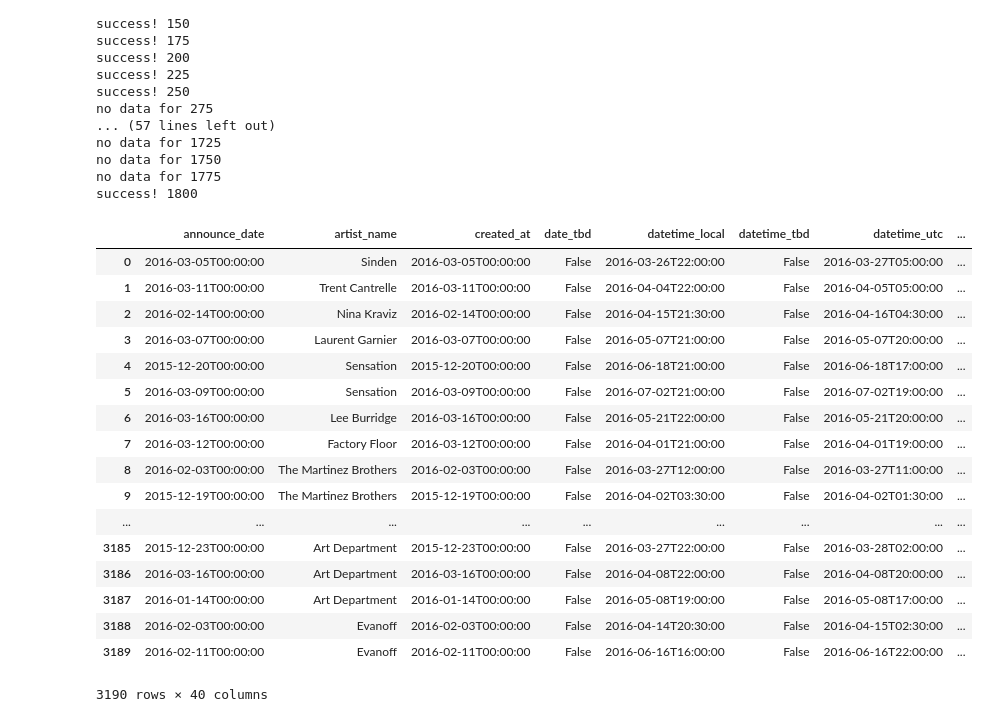
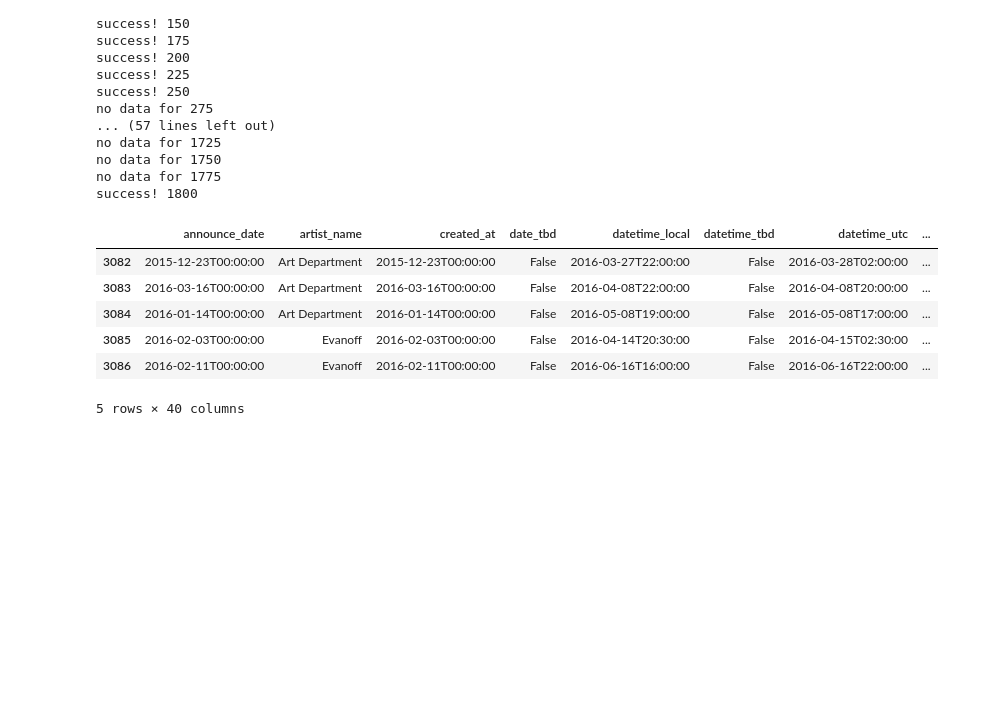
Before and after one commit to alexhubbard89/ticket_touting, a Jupyter notebook: get_seatgeek_data.ipynb, the cells around one changed output. Cells and saved outputs as stored; diff of their text form; code cells hidden in the pictures; blank space fills up the shorter version.

```diff
--- a/get_seatgeek_data.ipynb
+++ b/get_seatgeek_data.ipynb
@@ -45,7 +47,7 @@ master_concerts = pd.DataFrame([])
 
 for i in range(all_elect_artists_ids.shape[0]):
     try:
-        artist_concert_info = "https://api.seatgeek.com/2/events?performers.id={}&client_id=NDQxMDA3NXwxNDU5MDI4MzEx&per_page=5000".format(
+        artist_concert_info = "https://api.seatgeek.com/2/events?performers.id={}&client_id=NDQxMDA3NXwxNDU5MDI4MzEx&per_page=5000&datetime_utc.gt=2012-01-01".format(
             all_elect_artists_ids['id'][i])
 #        print artist_concert_info
         r = requests.get(artist_concert_info)
@@ -82,25 +84,14 @@ no data for 1775
 success! 1800
 # %%
 master_concerts = master_concerts.reset_index(drop=True)
-master_concerts
+master_concerts.tail()
 # %% [output]
 |  | announce_date | artist_name | created_at | date_tbd | datetime_local | datetime_tbd | datetime_utc | ... |
-| 0 | 2016-03-05T00:00:00 | Sinden | 2016-03-05T00:00:00 | False | 2016-03-26T22:00:00 | False | 2016-03-27T05:00:00 | ... |
-| 1 | 2016-03-11T00:00:00 | Trent Cantrelle | 2016-03-11T00:00:00 | False | 2016-04-04T22:00:00 | False | 2016-04-05T05:00:00 | ... |
-| 2 | 2016-02-14T00:00:00 | Nina Kraviz | 2016-02-14T00:00:00 | False | 2016-04-15T21:30:00 | False | 2016-04-16T04:30:00 | ... |
-| 3 | 2016-03-07T00:00:00 | Laurent Garnier | 2016-03-07T00:00:00 | False | 2016-05-07T21:00:00 | False | 2016-05-07T20:00:00 | ... |
-| 4 | 2015-12-20T00:00:00 | Sensation | 2015-12-20T00:00:00 | False | 2016-06-18T21:00:00 | False | 2016-06-18T17:00:00 | ... |
-| 5 | 2016-03-09T00:00:00 | Sensation | 2016-03-09T00:00:00 | False | 2016-07-02T21:00:00 | False | 2016-07-02T19:00:00 | ... |
-| 6 | 2016-03-16T00:00:00 | Lee Burridge | 2016-03-16T00:00:00 | False | 2016-05-21T22:00:00 | False | 2016-05-21T20:00:00 | ... |
-| 7 | 2016-03-12T00:00:00 | Factory Floor | 2016-03-12T00:00:00 | False | 2016-04-01T21:00:00 | False | 2016-04-01T19:00:00 | ... |
-| 8 | 2016-02-03T00:00:00 | The Martinez Brothers | 2016-02-03T00:00:00 | False | 2016-03-27T12:00:00 | False | 2016-03-27T11:00:00 | ... |
-| 9 | 2015-12-19T00:00:00 | The Martinez Brothers | 2015-12-19T00:00:00 | False | 2016-04-02T03:30:00 | False | 2016-04-02T01:30:00 | ... |
-| ... | ... | ... | ... | ... | ... | ... | ... | ... |
-| 3185 | 2015-12-23T00:00:00 | Art Department | 2015-12-23T00:00:00 | False | 2016-03-27T22:00:00 | False | 2016-03-28T02:00:00 | ... |
-| 3186 | 2016-03-16T00:00:00 | Art Department | 2016-03-16T00:00:00 | False | 2016-04-08T22:00:00 | False | 2016-04-08T20:00:00 | ... |
-| 3187 | 2016-01-14T00:00:00 | Art Department | 2016-01-14T00:00:00 | False | 2016-05-08T19:00:00 | False | 2016-05-08T17:00:00 | ... |
-| 3188 | 2016-02-03T00:00:00 | Evanoff | 2016-02-03T00:00:00 | False | 2016-04-14T20:30:00 | False | 2016-04-15T02:30:00 | ... |
-| 3189 | 2016-02-11T00:00:00 | Evanoff | 2016-02-11T00:00:00 | False | 2016-06-16T16:00:00 | False | 2016-06-16T22:00:00 | ... |
+| 3082 | 2015-12-23T00:00:00 | Art Department | 2015-12-23T00:00:00 | False | 2016-03-27T22:00:00 | False | 2016-03-28T02:00:00 | ... |
+| 3083 | 2016-03-16T00:00:00 | Art Department | 2016-03-16T00:00:00 | False | 2016-04-08T22:00:00 | False | 2016-04-08T20:00:00 | ... |
+| 3084 | 2016-01-14T00:00:00 | Art Department | 2016-01-14T00:00:00 | False | 2016-05-08T19:00:00 | False | 2016-05-08T17:00:00 | ... |
+| 3085 | 2016-02-03T00:00:00 | Evanoff | 2016-02-03T00:00:00 | False | 2016-04-14T20:30:00 | False | 2016-04-15T02:30:00 | ... |
+| 3086 | 2016-02-11T00:00:00 | Evanoff | 2016-02-11T00:00:00 | False | 2016-06-16T16:00:00 | False | 2016-06-16T22:00:00 | ... |
-3190 rows × 40 columns
+5 rows × 40 columns
 # %%
 master_concerts.to_csv('seatgeek_edm_data.csv')
```
Also changed, not shown: parts of 2 cells of this notebook.
